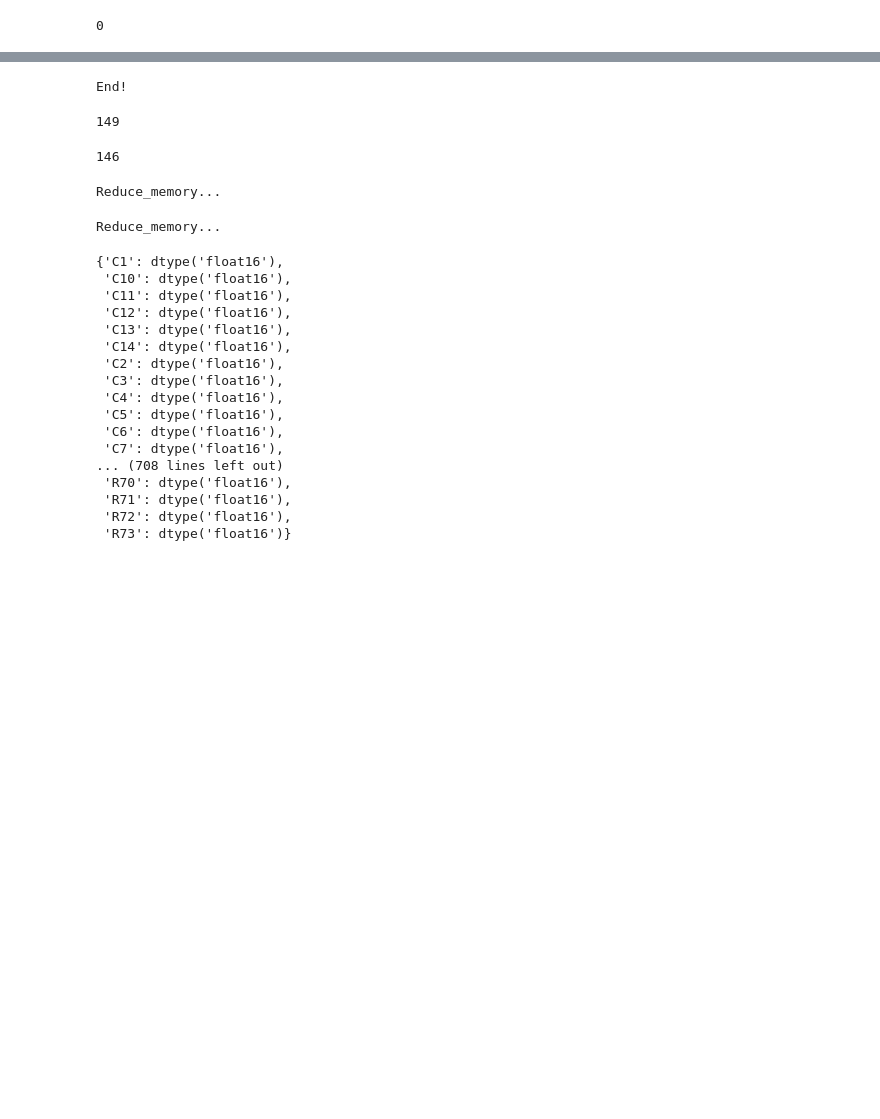
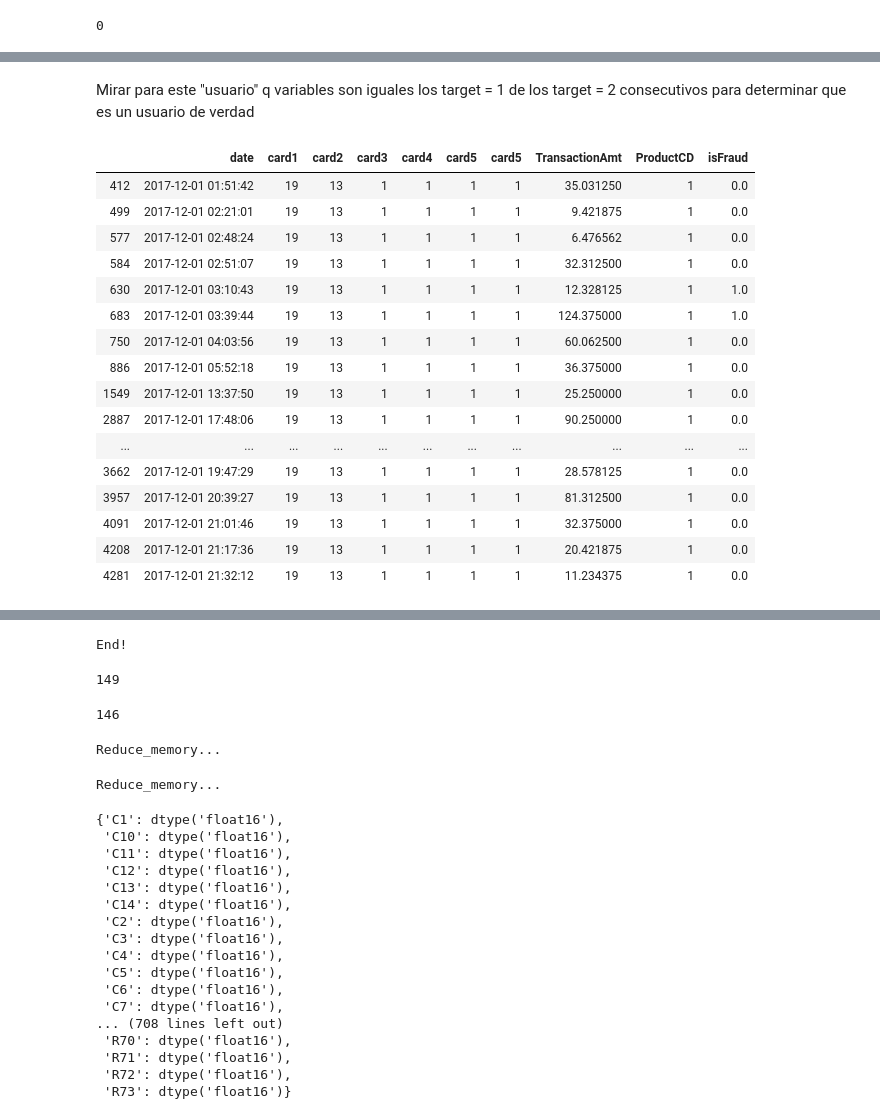
Before and after one commit to rodgomrod/kaggle_ieee_fraud, a Jupyter notebook: feature_engineering.ipynb, the cells around one changed output, grey strips where cells are left out. Drawn from its saved outputs; the diff is of its cells as text; code cells hidden in the pictures; blank space fills up the shorter version.

```diff
--- a/feature_engineering.ipynb
+++ b/feature_engineering.ipynb
@@ -556,4 +344,0 @@ len(list(set(train.columns) & set(train.columns)))
-# %%
-for c in new_cat_features:
-    df = freq_encoder(df, c, c, 0)
-    gc.collect()
@@ -683,0 +452,3 @@ for i in range(14):
+# %%
+new_cols = list(set(df.columns) - set(old_cols))
+len(new_cols)
@@ -683,0 +457,2 @@ for i in range(14):
+# %%
+dict_types = reduce_memory2(df[new_cols])
@@ -683,0 +461,2 @@ for i in range(14):
+# %%
+df[new_cols] = df[new_cols].astype(dict_types)
@@ -683,0 +492,22 @@ for i in range(14):
+# %% [markdown]
+Mirar para este "usuario" q variables son iguales los target = 1 de los target = 2 consecutivos para determinar que es un usuario de verdad
+# %%
+df[(df.card1 == 19)&(df.card2==13)&(df.card3==1)&(df.ProductCD==1)][['date','card1','card2','card3','card4','card5','card5','TransactionAmt', 'ProductCD','isFraud']].head(20)
+# %% [output]
+|  | date | card1 | card2 | card3 | card4 | card5 | card5 | TransactionAmt | ProductCD | isFraud |
+| 412 | 2017-12-01 01:51:42 | 19 | 13 | 1 | 1 | 1 | 1 | 35.031250 | 1 | 0.0 |
+| 499 | 2017-12-01 02:21:01 | 19 | 13 | 1 | 1 | 1 | 1 | 9.421875 | 1 | 0.0 |
+| 577 | 2017-12-01 02:48:24 | 19 | 13 | 1 | 1 | 1 | 1 | 6.476562 | 1 | 0.0 |
+| 584 | 2017-12-01 02:51:07 | 19 | 13 | 1 | 1 | 1 | 1 | 32.312500 | 1 | 0.0 |
+| 630 | 2017-12-01 03:10:43 | 19 | 13 | 1 | 1 | 1 | 1 | 12.328125 | 1 | 1.0 |
+| 683 | 2017-12-01 03:39:44 | 19 | 13 | 1 | 1 | 1 | 1 | 124.375000 | 1 | 1.0 |
+| 750 | 2017-12-01 04:03:56 | 19 | 13 | 1 | 1 | 1 | 1 | 60.062500 | 1 | 0.0 |
+| 886 | 2017-12-01 05:52:18 | 19 | 13 | 1 | 1 | 1 | 1 | 36.375000 | 1 | 0.0 |
+| 1549 | 2017-12-01 13:37:50 | 19 | 13 | 1 | 1 | 1 | 1 | 25.250000 | 1 | 0.0 |
+| 2887 | 2017-12-01 17:48:06 | 19 | 13 | 1 | 1 | 1 | 1 | 90.250000 | 1 | 0.0 |
+| ... | ... | ... | ... | ... | ... | ... | ... | ... | ... | ... |
+| 3662 | 2017-12-01 19:47:29 | 19 | 13 | 1 | 1 | 1 | 1 | 28.578125 | 1 | 0.0 |
+| 3957 | 2017-12-01 20:39:27 | 19 | 13 | 1 | 1 | 1 | 1 | 81.312500 | 1 | 0.0 |
+| 4091 | 2017-12-01 21:01:46 | 19 | 13 | 1 | 1 | 1 | 1 | 32.375000 | 1 | 0.0 |
+| 4208 | 2017-12-01 21:17:36 | 19 | 13 | 1 | 1 | 1 | 1 | 20.421875 | 1 | 0.0 |
+| 4281 | 2017-12-01 21:32:12 | 19 | 13 | 1 | 1 | 1 | 1 | 11.234375 | 1 | 0.0 |
```
Also changed, not shown: parts of 73 cells of this notebook, 3 other files.
